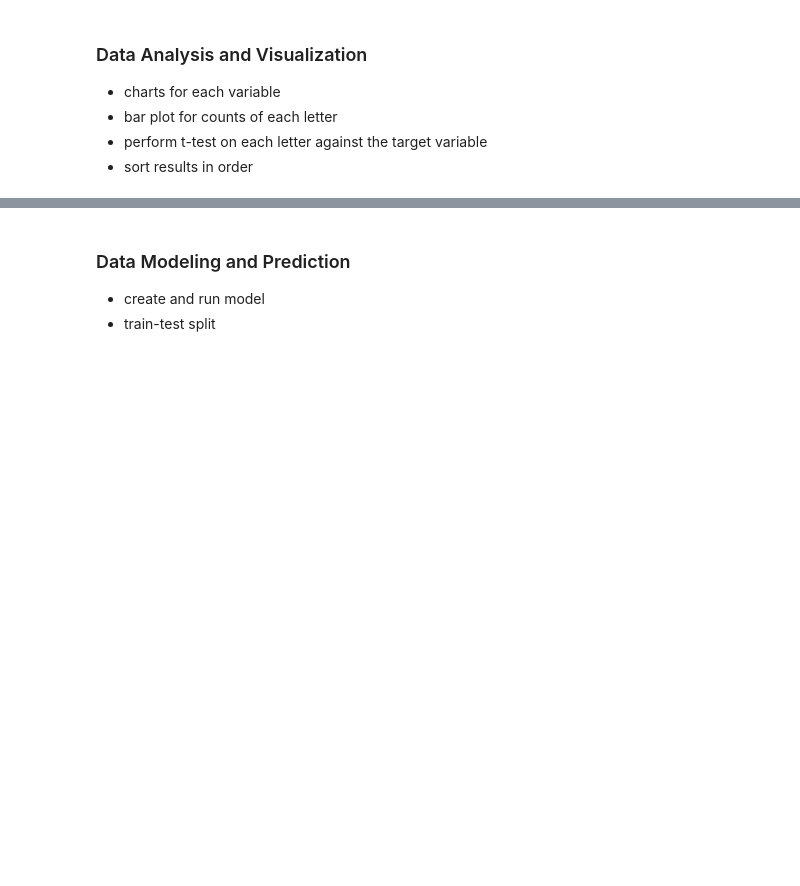
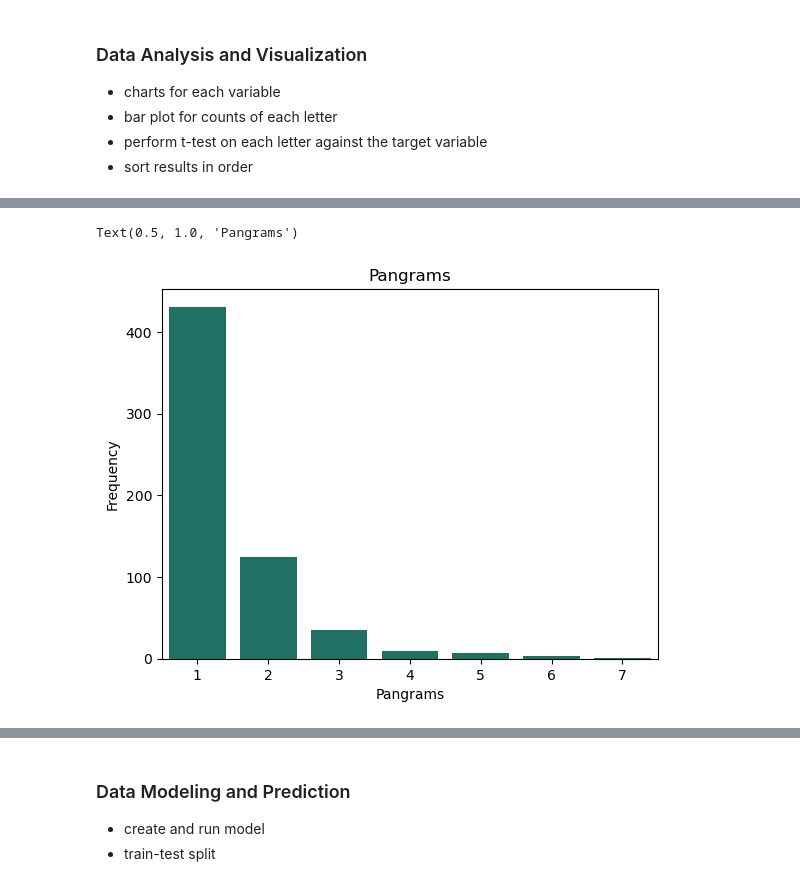
Before and after one commit to MSOE-oskar/CSC2621-termproj, a Jupyter notebook: TermProj.ipynb, the cells around one changed output, grey strips where cells are left out. Drawn from its saved outputs; the diff is of its cells as text; code cells hidden in the pictures; blank space fills up the shorter version.

```diff
--- a/TermProj.ipynb
+++ b/TermProj.ipynb
@@ -103,0 +156,8 @@ memory usage: 2.8 MB
+# %%
+sns.countplot(x = df['Pangrams'], color = color1)
+plt.xlabel('Pangrams')
+plt.ylabel('Frequency')
+plt.title('Pangrams')
+# %% [output]
+Text(0.5, 1.0, 'Pangrams')
+[figure, added]
```
Also changed, not shown: parts of 23 cells of this notebook, 1 other file.
